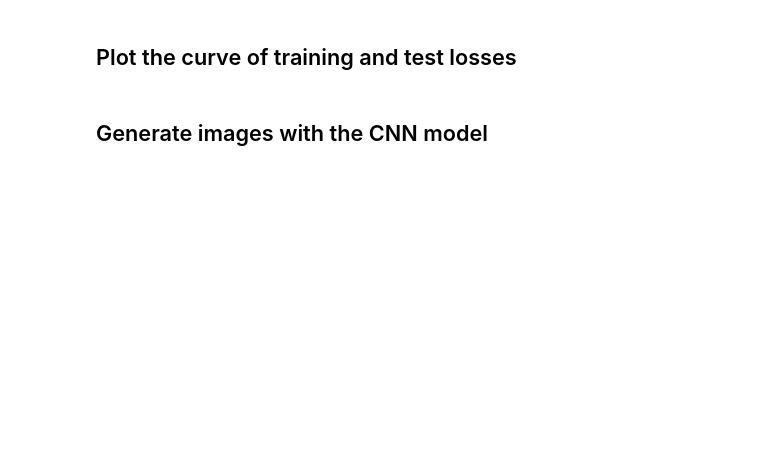
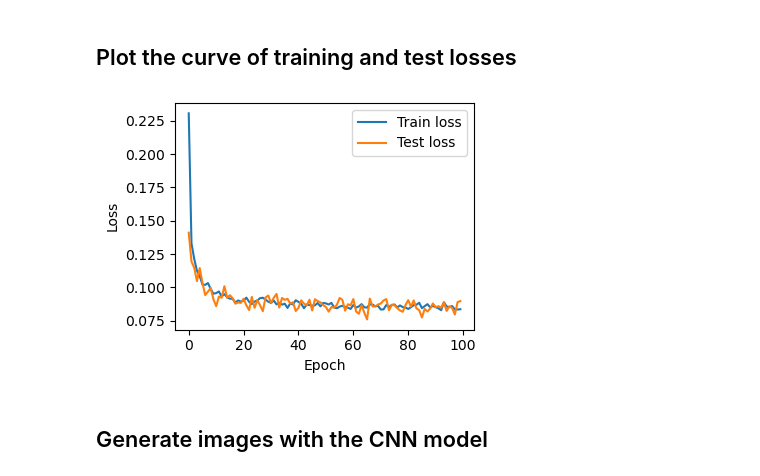
Before and after one commit to ethanharvey98/CS150-HW2, a Jupyter notebook: pixel_cnn_for_mnist.ipynb, the cells around one changed output. Cells and saved outputs as stored; diff of their text form; code cells hidden in the pictures; blank space fills up the shorter version.

```diff
--- a/pixel_cnn_for_mnist.ipynb
+++ b/pixel_cnn_for_mnist.ipynb
@@ -132,0 +256,28 @@ def form_conditional_samples(x_batch):
+# %%
+lr = 0.001
+num_epochs = 100
+
+# Define loss function and optimizer
+device = torch.device("cuda:0" if torch.cuda.is_available() else "cpu")
+print(device)
+
+model = CNN()
+model.to(device)
+
+criterion = torch.nn.BCEWithLogitsLoss()
+
+optimizer = torch.optim.Adam(model.parameters(), lr=lr)
+
+# Training loop
+train_losses = []
+test_losses = []
+
+for epoch in range(num_epochs):
+
+    train_loss = train_one_epoch(model, criterion, optimizer, train_dataloader)
+    test_loss = evaluate(model, criterion, test_dataloader)
+
+    train_losses.append(train_loss)
+    test_losses.append(test_loss)
+
+    print(f"Epoch [{epoch+1}/{num_epochs}], Loss: {train_loss:.4f}")
@@ -135,5 +304,19 @@ def form_conditional_samples(x_batch):
 # %%
 # Please plot your training and test losses against training epochs (or every say 1000 iterations) so you can make sure the model is trained properly.
 # The optimization has converged, and there is not an obvious overfitting issue.
+
+ncols, nrows = 1, 1
+fig, ax = plt.subplots(figsize=(4*ncols, 3*nrows), ncols=ncols, nrows=nrows)
+
+ax.plot(range(len(train_losses)), train_losses, label="Train loss")
+ax.plot(range(len(test_losses)), test_losses, label="Test loss")
+ax.set_xlabel("Epoch")
+ax.set_ylabel("Loss")
+ax.legend()
+
+fig.tight_layout()
+plt.show()
+# %% [output]
+[figure, added]
 # %% [markdown]
 ## Generate images with the CNN model
```
Also changed, not shown: parts of 14 cells of this notebook, 1 other file.
